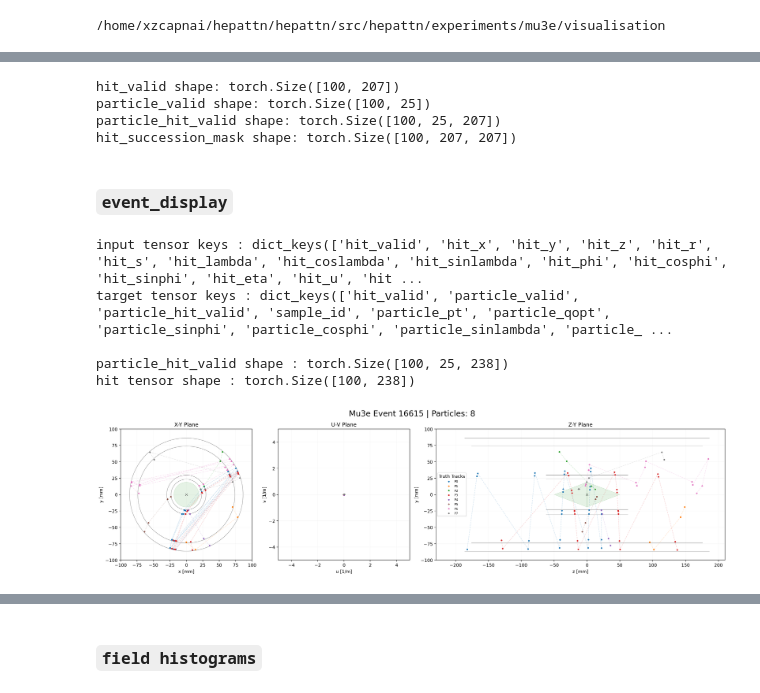
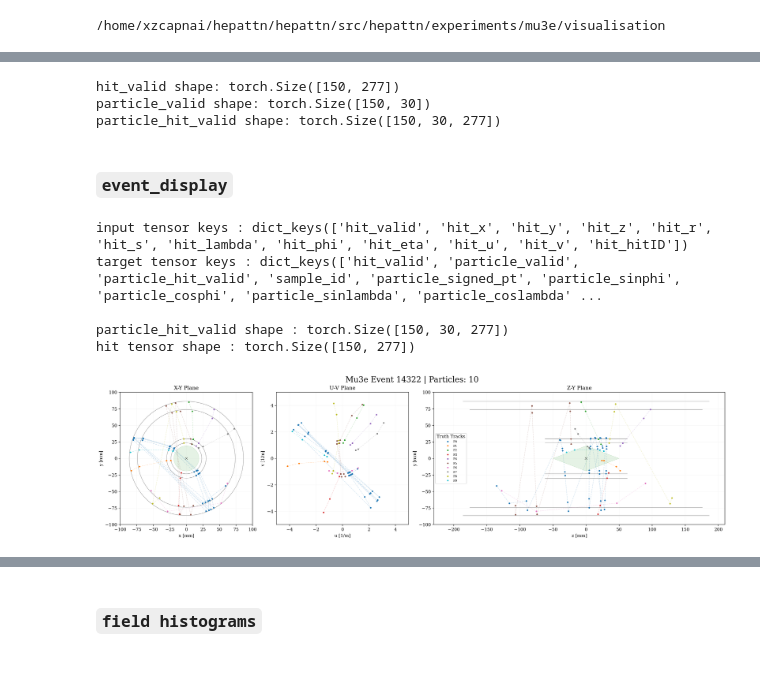
Before and after one commit to vsqdhruv/hepattn, a Jupyter notebook: src/hepattn/experiments/mu3e/visualisation/event_vis_from_dataloader.ipynb, the cells around one changed output, grey strips where cells are left out. Cells and saved outputs as stored; diff of their text form; code cells hidden in the pictures; blank space fills up the shorter version.

```diff
--- a/src/hepattn/experiments/mu3e/visualisation/event_vis_from_dataloader.ipynb
+++ b/src/hepattn/experiments/mu3e/visualisation/event_vis_from_dataloader.ipynb
@@ -16,9 +21,19 @@ from hepattn.experiments.mu3e.data import Mu3eDataModule
+# %%
+plt.rcParams["figure.dpi"] = 300
+plt.rcParams["text.usetex"] = False
+plt.rcParams["font.family"] = "serif"
+plt.rcParams["font.sans-serif"] = ["Helvetica", "Arial", "DejaVu Sans"]
+plt.rcParams["mathtext.fontset"] = "stix"
+plt.rcParams["figure.constrained_layout.use"] = True
 # %%
 !pwd
 # %% [output]
 /home/xzcapnai/hepattn/hepattn/src/hepattn/experiments/mu3e/visualisation
 # %%
-config_path = Path('/home/xzcapnai/hepattn/hepattn/src/hepattn/experiments/mu3e/configs/mu3e_tracking.yaml')
+#config_path = Path('/home/xzcapnai/hepattn/hepattn/src/hepattn/experiments/mu3e/configs/mu3e_tracking_enriched.yaml')
+#config_path = Path('/home/xzcapnai/hepattn/hepattn/src/hepattn/experiments/mu3e/configs/mu3e_tracking_40MeV.yaml')
+config_path = Path('/home/xzcapnai/hepattn/hepattn/src/hepattn/experiments/mu3e/configs/mu3e_tracking_mixed_regr_loss.yaml')
+#config_path = Path('/home/xzcapnai/hepattn/hepattn/src/hepattn/experiments/mu3e/configs/mu3e_tracking_expanded.yaml')
 out_dir = Path('/home/xzcapnai/hepattn/hepattn/src/hepattn/experiments/mu3e/visualisation/plots')
 out_dir.mkdir(parents=True, exist_ok=True)
 # %%
@@ -37,11 +52,9 @@ inputs, targets = next(iter(loader))
 print(f"hit_valid shape: {targets['hit_valid'].shape}")
 print(f"particle_valid shape: {targets['particle_valid'].shape}")
 print(f"particle_hit_valid shape: {targets['particle_hit_valid'].shape}")
-print(f"hit_succession_mask shape: {targets['hit_succession_mask'].shape}")
 # %% [output]
-hit_valid shape: torch.Size([100, 207])
-particle_valid shape: torch.Size([100, 25])
-particle_hit_valid shape: torch.Size([100, 25, 207])
-hit_succession_mask shape: torch.Size([100, 207, 207])
+hit_valid shape: torch.Size([150, 277])
+particle_valid shape: torch.Size([150, 30])
+particle_hit_valid shape: torch.Size([150, 30, 277])
 # %% [markdown]
 ### `event_display`
@@ -57,17 +65,22 @@ print()
 print(f"particle_hit_valid shape : {targets['particle_hit_valid'].shape}")
 print(f"hit tensor shape : {inputs['hit_x'].shape}")
 # %% [output]
-input tensor keys : dict_keys(['hit_valid', 'hit_x', 'hit_y', 'hit_z', 'hit_r', 'hit_s', 'hit_lambda', 'hit_coslambda', 'hit_sinlambda', 'hit_phi', 'hit_cosphi', 'hit_sinphi', 'hit_eta', 'hit_u', 'hit ...
-target tensor keys : dict_keys(['hit_valid', 'particle_valid', 'particle_hit_valid', 'sample_id', 'particle_pt', 'particle_qopt', 'particle_sinphi', 'particle_cosphi', 'particle_sinlambda', 'particle_ ...
+input tensor keys : dict_keys(['hit_valid', 'hit_x', 'hit_y', 'hit_z', 'hit_r', 'hit_s', 'hit_lambda', 'hit_phi', 'hit_eta', 'hit_u', 'hit_v', 'hit_hitID'])
+target tensor keys : dict_keys(['hit_valid', 'particle_valid', 'particle_hit_valid', 'sample_id', 'particle_signed_pt', 'particle_sinphi', 'particle_cosphi', 'particle_sinlambda', 'particle_coslambda' ...
 
-particle_hit_valid shape : torch.Size([100, 25, 238])
-hit tensor shape : torch.Size([100, 238])
+particle_hit_valid shape : torch.Size([150, 30, 277])
+hit tensor shape : torch.Size([150, 277])
 # %%
 def plot_mu3e_tri_view(inputs, targets, batch_number):
     '''event visualiser - takes torch dataloader input and target dicts as input
        plots what model "sees"
        '''
-    plt.style.use('default')
+    plt.rcParams["figure.dpi"] = 300
+    plt.rcParams["text.usetex"] = False
+    plt.rcParams["font.family"] = "serif"
+    plt.rcParams["font.sans-serif"] = ["Helvetica", "Arial", "DejaVu Sans"]
+    plt.rcParams["mathtext.fontset"] = "stix"
+    plt.rcParams["figure.constrained_layout.use"] = True
 
     # extract event id
     event_id = int(targets['sample_id'][batch_number].item()) # using sample_id from targets dict
@@ -82,9 +95,9 @@ def plot_mu3e_tri_view(inputs, targets, batch_number):
     )
 
     # scale by 100 for mm scale
-    h_x = inputs["hit_x"][batch_number].detach().cpu().numpy() #* 100
-    h_y = inputs["hit_y"][batch_number].detach().cpu().numpy() #* 100
-    h_z = inputs["hit_z"][batch_number].detach().cpu().numpy() #* 100
+    h_x = inputs["hit_x"][batch_number].detach().cpu().numpy() * 100
+    h_y = inputs["hit_y"][batch_number].detach().cpu().numpy() * 100
+    h_z = inputs["hit_z"][batch_number].detach().cpu().numpy() * 100
 
     # conformal mapping
     h_u = inputs["hit_u"][batch_number].detach().cpu().numpy()
@@ -145,35 +158,34 @@ def plot_mu3e_tri_view(inputs, targets, batch_number):
         # Plot XY Projection
         line, = ax1.plot(x_p, y_p, '--', alpha=0.2, lw=1)
         color = line.get_color()
         ax1.plot(x_p, y_p, '.', color=color, markersize=5)
 
         # Plot UV Projection
         ax2.plot(u_p, v_p, '--', alpha=0.2, lw=1, color=color)
         ax2.plot(u_p, v_p, '.', color=color, markersize=5)
 
         # Plot ZY Projection
         ax3.plot(z_p, y_p, '--', alpha=0.2, lw=1, color=color)
         ax3.plot(z_p, y_p, '.', color=color, markersize=5, label=f'P{p_idx}')
 
     # 7. Labels & Polishing
     plt.suptitle(f'Mu3e Event {event_id} | Particles: {num_particles}', fontsize=18)
     ax1.set_xlabel('x [mm]')
     ax1.set_ylabel('y [mm]')
     ax2.set_xlabel('u [1/m]')
     ax2.set_ylabel('v [1/m]')
     ax3.set_ylabel('y [mm]')
     ax3.set_xlabel('z [mm]')
 
     ax1.grid(alpha=0.1)
     ax2.grid(alpha=0.1)
     ax3.grid(alpha=0.1)
     ax3.legend(loc='center left', fontsize='x-small', title="Truth Tracks")
 
-    plt.tight_layout()
     return fig
 
-fig = plot_mu3e_tri_view(inputs, targets, 0)
+fig = plot_mu3e_tri_view(inputs, targets, 45)
 # %% [output]
-[figure, old version]
+[figure, new version]
 # %%
 def plot_mu3e_dual_view(inputs, targets, batch_number):
```
Also changed, not shown: parts of 9 cells of this notebook, 1 other file.
